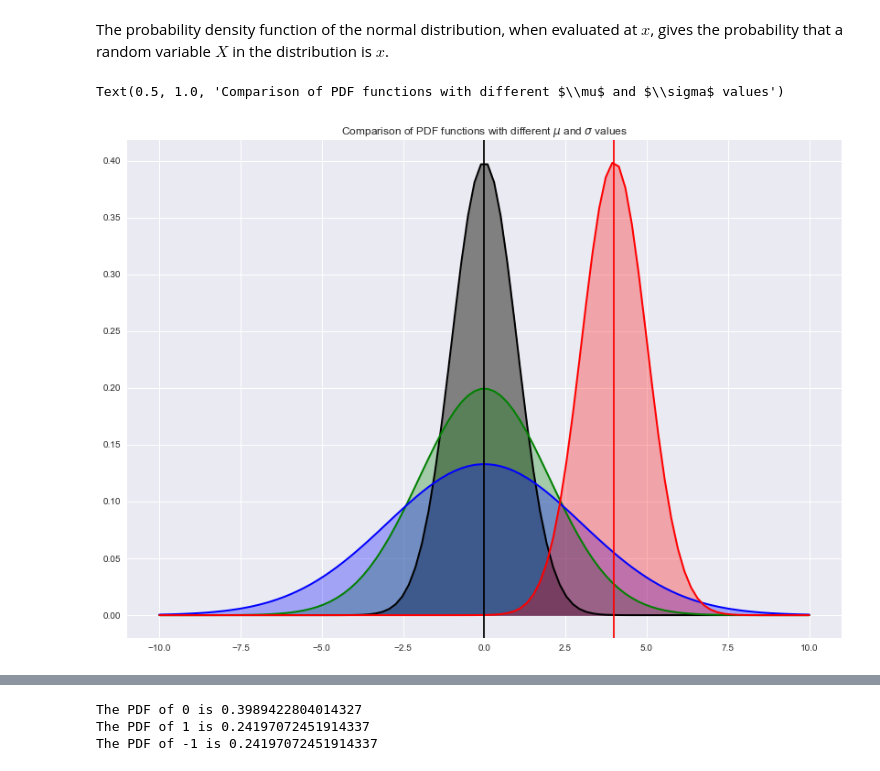
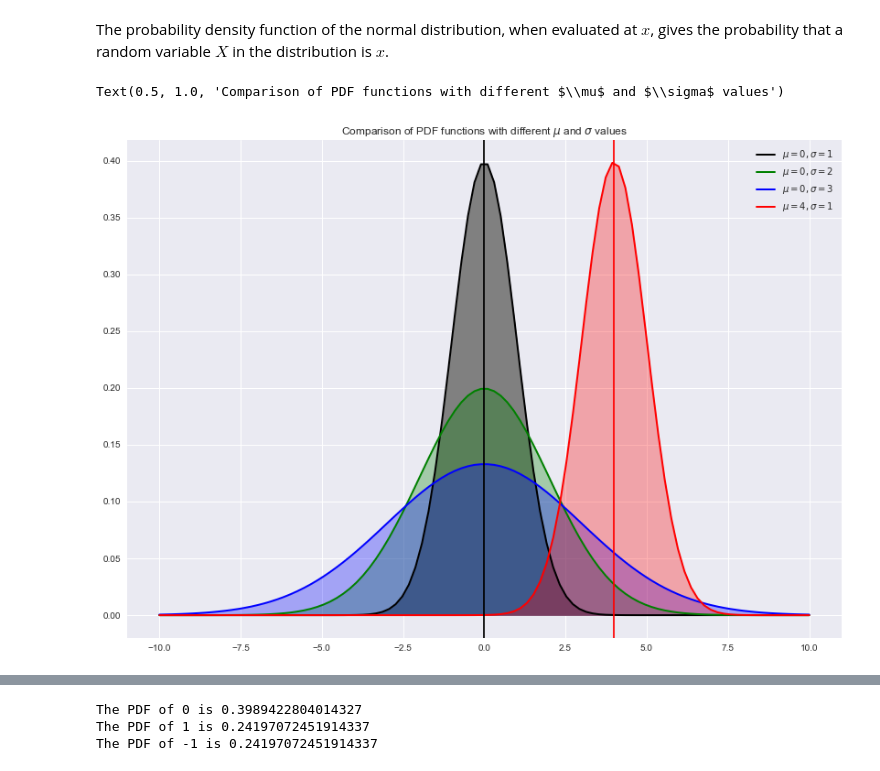
Before and after one commit to dreapadoir/FundDA, a Jupyter notebook: Normal Distribution.ipynb, the cells around one changed output, grey strips where cells are left out. Drawn from its saved outputs; the diff is of its cells as text; code cells hidden in the pictures.

```diff
--- a/Normal Distribution.ipynb
+++ b/Normal Distribution.ipynb
@@ -24,24 +24,29 @@ $$
 # %% [markdown]
 The probability density function of the normal distribution, when evaluated at $x$, gives the probability that a random variable $X$ in the distribution is $x$.
 # %%
+#creates the variables necessary to plot PDF using scipy stats
 xmin, xmax = -10, 10
 x = np.linspace(xmin, xmax, 100)
 p = ss.norm.pdf(x, 0, 1)
 q = ss.norm.pdf(x, 0, 2)
 r = ss.norm.pdf(x, 0, 3)
 s = ss.norm.pdf(x, 4, 1)
 plt.plot(x, p, 'k', linewidth=2)
 plt.plot(x, q, 'g', linewidth=2)
 plt.plot(x, r, 'b', linewidth=2)
 plt.plot(x, s, 'r', linewidth=2)
+
+
 plt.fill_between(x, p, color = 'grey')
 plt.fill_between(x, q, color = 'green', alpha=0.3)
 plt.fill_between(x, r, color = 'blue', alpha=0.3)
 plt.fill_between(x, s, color = 'red', alpha=0.3)
 plt.axvline(0, color = 'k', linestyle = '-')
 plt.axvline(4, color = 'r', linestyle = '-')
+legend=(['$\mu = 0, \sigma = 1$', '$\mu = 0, \sigma = 2$', '$\mu = 0, \sigma = 3$', '$\mu = 4, \sigma = 1$'])
+plt.legend(legend)
 plt.title('Comparison of PDF functions with different $\mu$ and $\sigma$ values')
 # %% [output]
 Text(0.5, 1.0, 'Comparison of PDF functions with different $\\mu$ and $\\sigma$ values')
-[figure, old version]
+[figure, new version]
 # %% [markdown]
```
Also changed, not shown: parts of 21 cells of this notebook, 1 other file.
